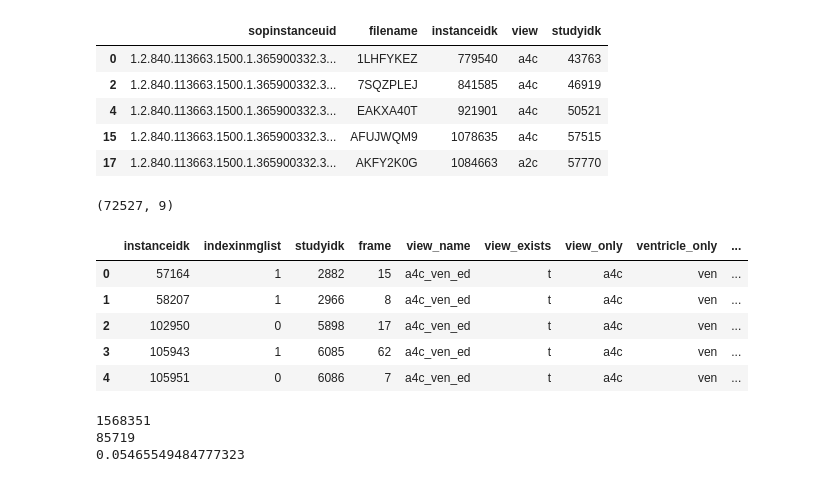
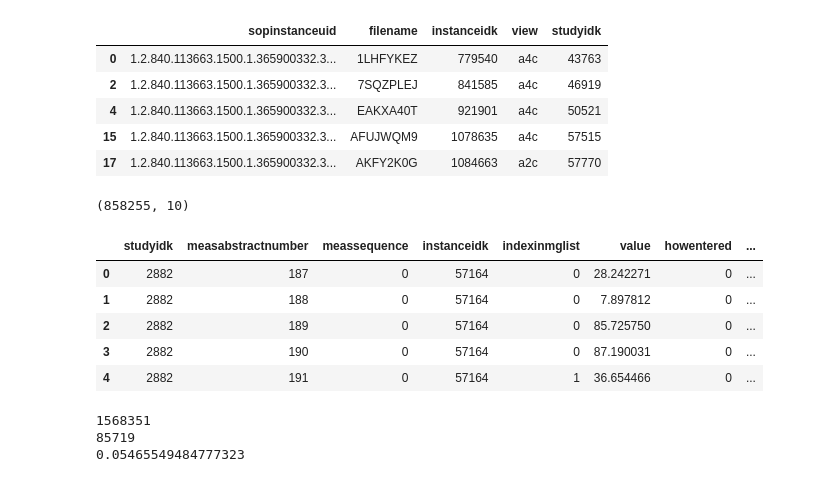
Before and after one commit to dssg/usal_echo_public, a Jupyter notebook: notebooks/20190808_YN_study_measurement_gt_eda.ipynb, the cells around one changed output. Saved outputs shown, nothing was run; the diff lists cells and outputs as text; code cells hidden in the pictures.

Commit message:
filter by instances_w_labels; write gt in nb

```diff
--- a/notebooks/20190808_YN_study_measurement_gt_eda.ipynb
+++ b/notebooks/20190808_YN_study_measurement_gt_eda.ipynb
@@ -51,18 +51,18 @@ instances_w_labels_test_downsampleby5_df.head()
 | 4 | 1.2.840.113663.1500.1.365900332.3... | EAKXA40T | 921901 | a4c | 50521 |
 | 15 | 1.2.840.113663.1500.1.365900332.3... | AFUJWQM9 | 1078635 | a4c | 57515 |
 | 17 | 1.2.840.113663.1500.1.365900332.3... | AKFY2K0G | 1084663 | a2c | 57770 |
-# %%
-frames_by_volume_mask_df = io_views.get_table('frames_by_volume_mask')
-print(frames_by_volume_mask_df.shape)
-frames_by_volume_mask_df.head()
-# %% [output]
-(72527, 9)
-|  | instanceidk | indexinmglist | studyidk | frame | view_name | view_exists | view_only | ventricle_only | ... |
-| 0 | 57164 | 1 | 2882 | 15 | a4c_ven_ed | t | a4c | ven | ... |
-| 1 | 58207 | 1 | 2966 | 8 | a4c_ven_ed | t | a4c | ven | ... |
-| 2 | 102950 | 0 | 5898 | 17 | a4c_ven_ed | t | a4c | ven | ... |
-| 3 | 105943 | 1 | 6085 | 62 | a4c_ven_ed | t | a4c | ven | ... |
-| 4 | 105951 | 0 | 6086 | 7 | a4c_ven_ed | t | a4c | ven | ... |
+# %%
+a_measgraphref_df = io_clean.get_table("a_measgraphref")
+print(a_measgraphref_df.shape)
+a_measgraphref_df.head()
+# %% [output]
+(858255, 10)
+|  | studyidk | measabstractnumber | meassequence | instanceidk | indexinmglist | value | howentered | ... |
+| 0 | 2882 | 187 | 0 | 57164 | 0 | 28.242271 | 0 | ... |
+| 1 | 2882 | 188 | 0 | 57164 | 0 | 7.897812 | 0 | ... |
+| 2 | 2882 | 189 | 0 | 57164 | 0 | 85.725750 | 0 | ... |
+| 3 | 2882 | 190 | 0 | 57164 | 0 | 87.190031 | 0 | ... |
+| 4 | 2882 | 191 | 0 | 57164 | 1 | 36.654466 | 0 | ... |
 # %%
 def get_recommendation(row):
     return 'normal' if row['value'] >= 60 else 'abnormal' if row['value'] < 40 else 'greyzone'
```
Also changed, not shown: parts of 1 cell of this notebook, 2 other files.
